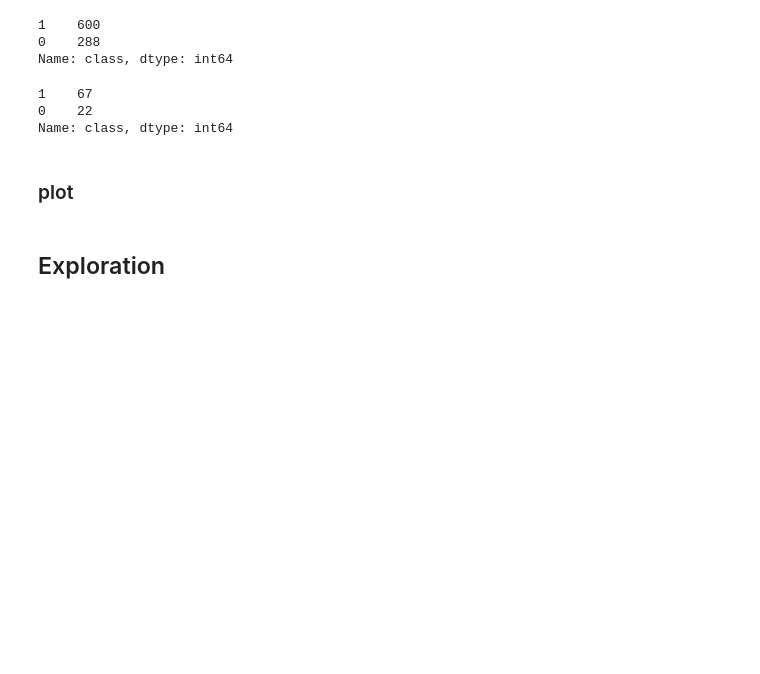
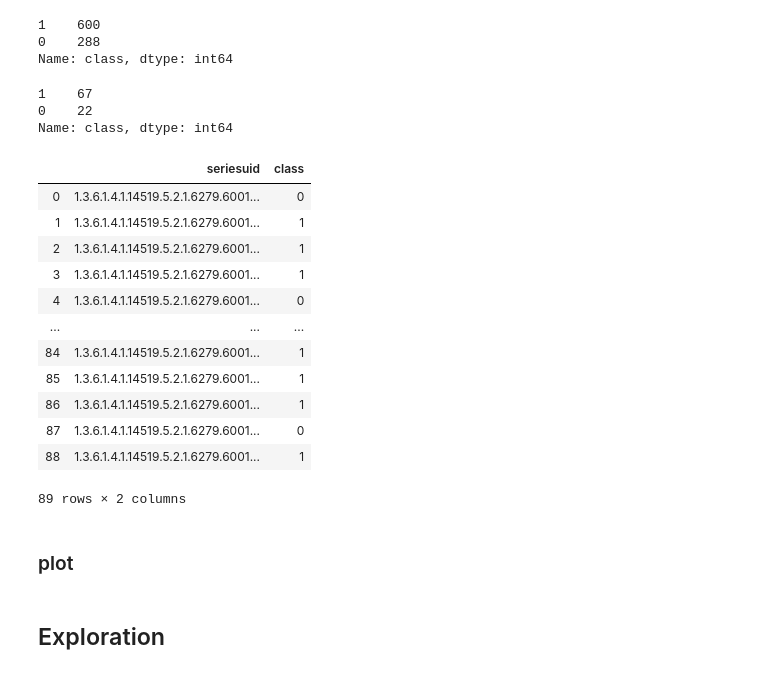
Before and after one commit to nhat-tran-230297/Machine-Learning-project, a Jupyter notebook: Project Lung Cancer.ipynb, the cells around one changed output. Drawn from its saved outputs; the diff is of its cells as text; code cells hidden in the pictures; blank space fills up the shorter version.

```diff
--- a/Project Lung Cancer.ipynb
+++ b/Project Lung Cancer.ipynb
@@ -100,6 +102,22 @@ s0_label['class'].value_counts()
 1    67
 0    22
 Name: class, dtype: int64
+# %%
+s0_label
+# %% [output]
+|  | seriesuid | class |
+| 0 | 1.3.6.1.4.1.14519.5.2.1.6279.6001... | 0 |
+| 1 | 1.3.6.1.4.1.14519.5.2.1.6279.6001... | 1 |
+| 2 | 1.3.6.1.4.1.14519.5.2.1.6279.6001... | 1 |
+| 3 | 1.3.6.1.4.1.14519.5.2.1.6279.6001... | 1 |
+| 4 | 1.3.6.1.4.1.14519.5.2.1.6279.6001... | 0 |
+| ... | ... | ... |
+| 84 | 1.3.6.1.4.1.14519.5.2.1.6279.6001... | 1 |
+| 85 | 1.3.6.1.4.1.14519.5.2.1.6279.6001... | 1 |
+| 86 | 1.3.6.1.4.1.14519.5.2.1.6279.6001... | 1 |
+| 87 | 1.3.6.1.4.1.14519.5.2.1.6279.6001... | 0 |
+| 88 | 1.3.6.1.4.1.14519.5.2.1.6279.6001... | 1 |
+89 rows × 2 columns
 # %%
 class0 = s0_label[s0_label['class'] == 0]
 class1 = s0_label[s0_label['class'] == 1]
```
Also changed, not shown: parts of 33 cells of this notebook.
